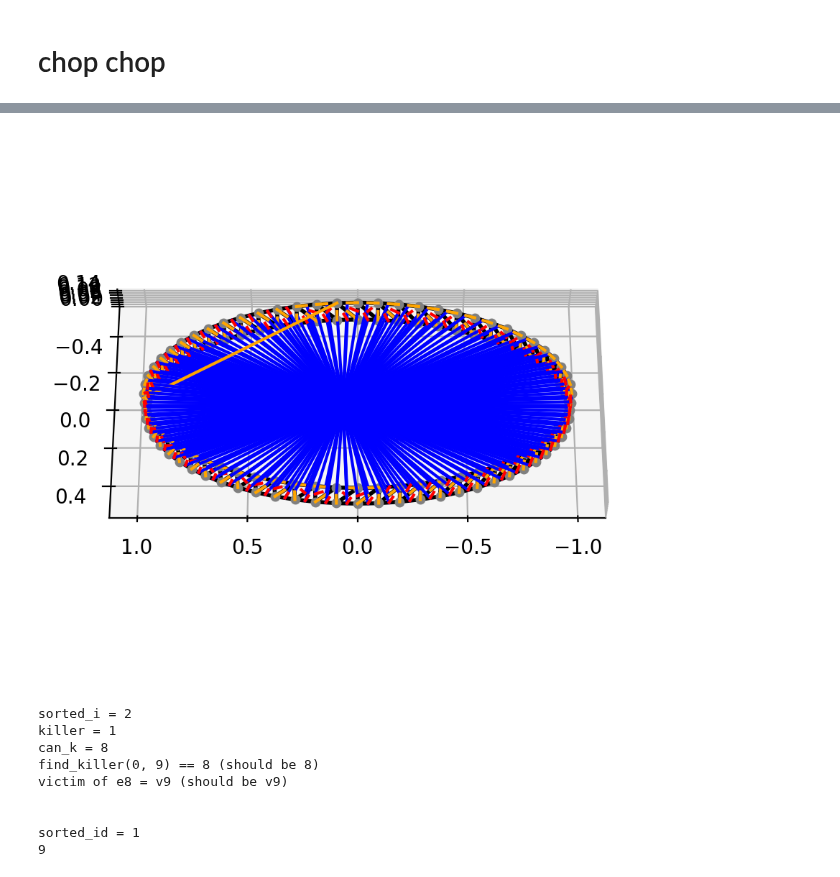
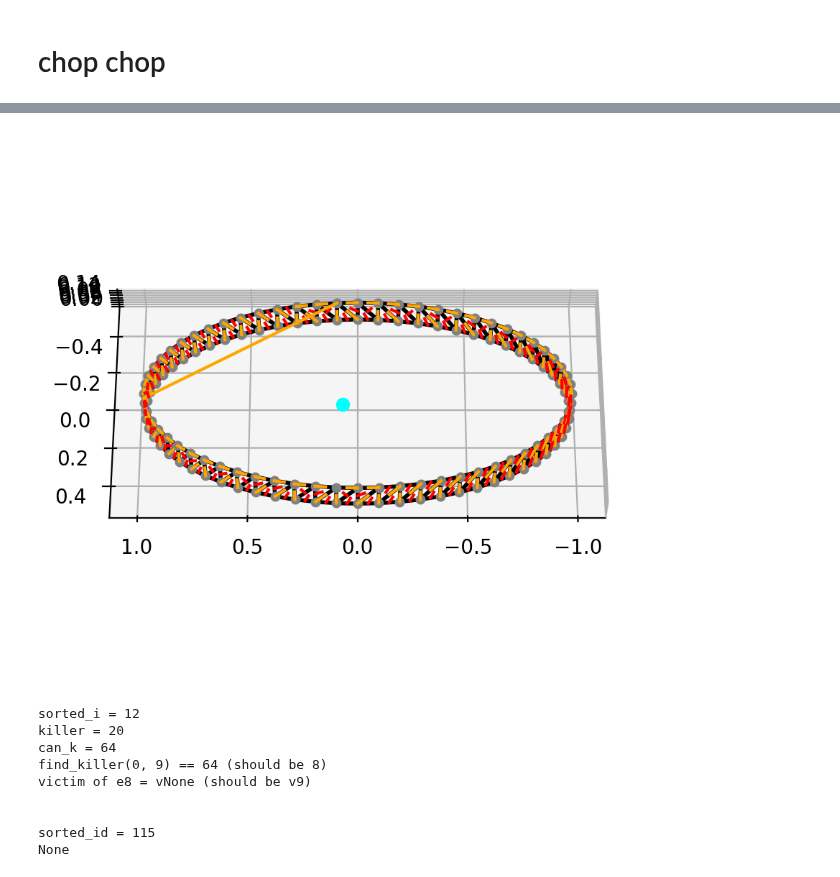
Before and after one commit to medial-ax/medial-ax, a Jupyter notebook: rustbook.ipynb, the cells around one changed output, grey strips where cells are left out. Drawn from its saved outputs; the diff is of its cells as text; code cells hidden in the pictures.

```diff
--- a/rustbook.ipynb
+++ b/rustbook.ipynb
@@ -106,7 +106,7 @@ utils.Timed.report()
 medaxdim = 1 # can say example.medial_axis when set
 
 # euclidean prune: all dims
-euclid_prune = False
+euclid_prune = True
 prune_dist = 0.2
 
 
@@ -186,7 +186,7 @@ plt, ax = ourplot.plot_vineyard_results(
   our_complex,
   gridd,
   faces,
-  CameraOpt(azim=90, elev=70),
+  CameraOpt(azim=140, elev=30),
   # only_edges=True,
   # complex_vertices=True,
   skip_grid=True,
@@ -231,40 +231,39 @@ Wrote output/ellipse2d-extrude-2-GB0.1-GS0.1-MA0.obj
 # %%
-center = (3,5,1)
+center = gridd.center_index()
+center = (center[0] + 1, center[1], center[2])
 p0 = gridd.coordinate(center)
 scratch_state = rs_states[center]
 plt, ax = ourplot.plot_vineyard_results(
   our_complex,
   gridd,
-  faces[i:i+1],
+  [], #faces,
   CameraOpt(azim=90, elev=60),
   skip_grid=True,
   only_edges=True,
   complex_vertices=True,
 )
 
 ax.plot([p0[0]], [p0[1]], [p0[2]], 'o', color='cyan')
 
 # killer of v7 is e0
 #
 
 DIM = 1
+# for kk in range(0, 10):
 for kk in range(0, rs_complex.num_simplices_of_dim(DIM)):
   i = scratch_state.stacks[DIM].ordering.inv(kk)
   simp_point = rs_complex.simplices_per_dim[DIM][i].center_point(rs_complex)
-
-  plotline(ax, p0, simp_point, '-', color='blue')
-
+  # plotline(ax, p0, simp_point, '-', color='blue')
   k = scratch_state.find_killer(DIM, i)
-  hehe = [v for v in range(rs_complex.num_simplices_of_dim(0)) if scratch_state.find_killer(0, v) == i]
   v = scratch_state.find_victim(DIM, i)
   if k is not None:
     kp = rs_complex.simplices_per_dim[DIM+1][k].center_point(rs_complex)
     plotline(ax, simp_point, kp, '-', color='red')
   elif v is not None:
     vp = rs_complex.simplices_per_dim[DIM-1][v].center_point(rs_complex)
     plotline(ax, simp_point, vp, '-', color='orange')
 # %% [output]
-[figure, old version]
+[figure, new version]
 # %%
 # kk=1 . # second closest edge
 # i=8 . # canonical index is e8
@@ -293,12 +292,12 @@ sorted_id = scratch_state.stacks[1].ordering.map(8)
 print(f'sorted_id = {sorted_id}')
 print(scratch_state.stacks[1].R.colmax(sorted_id))
 # %% [output]
-sorted_i = 2
-killer = 1
-can_k = 8
-find_killer(0, 9) == 8 (should be 8)
-victim of e8 = v9 (should be v9)
+sorted_i = 12
+killer = 20
+can_k = 64
+find_killer(0, 9) == 64 (should be 8)
+victim of e8 = vNone (should be v9)
 
 
-sorted_id = 1
-9
+sorted_id = 115
+None
```
Also changed, not shown: parts of 2 cells of this notebook, 2 other files.
